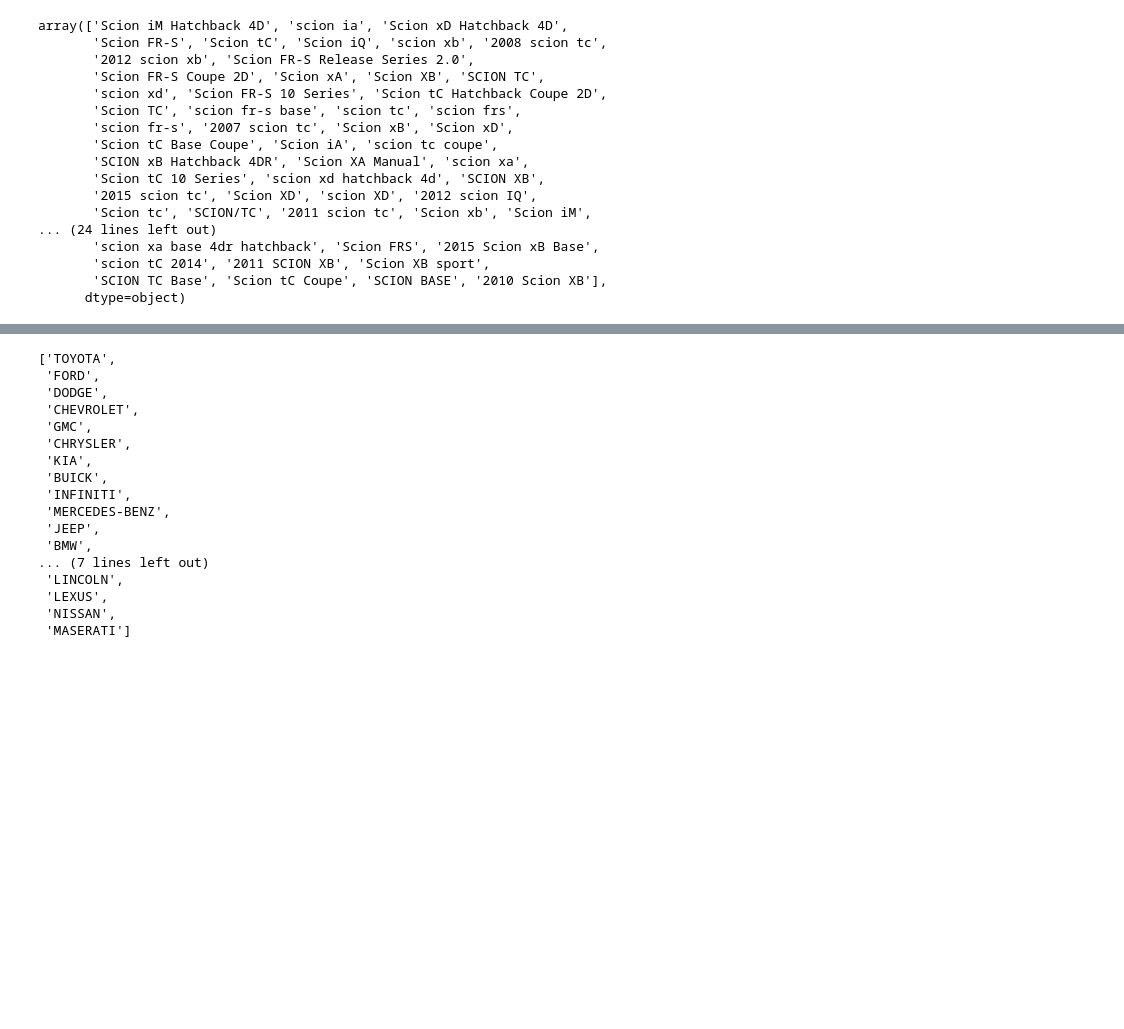
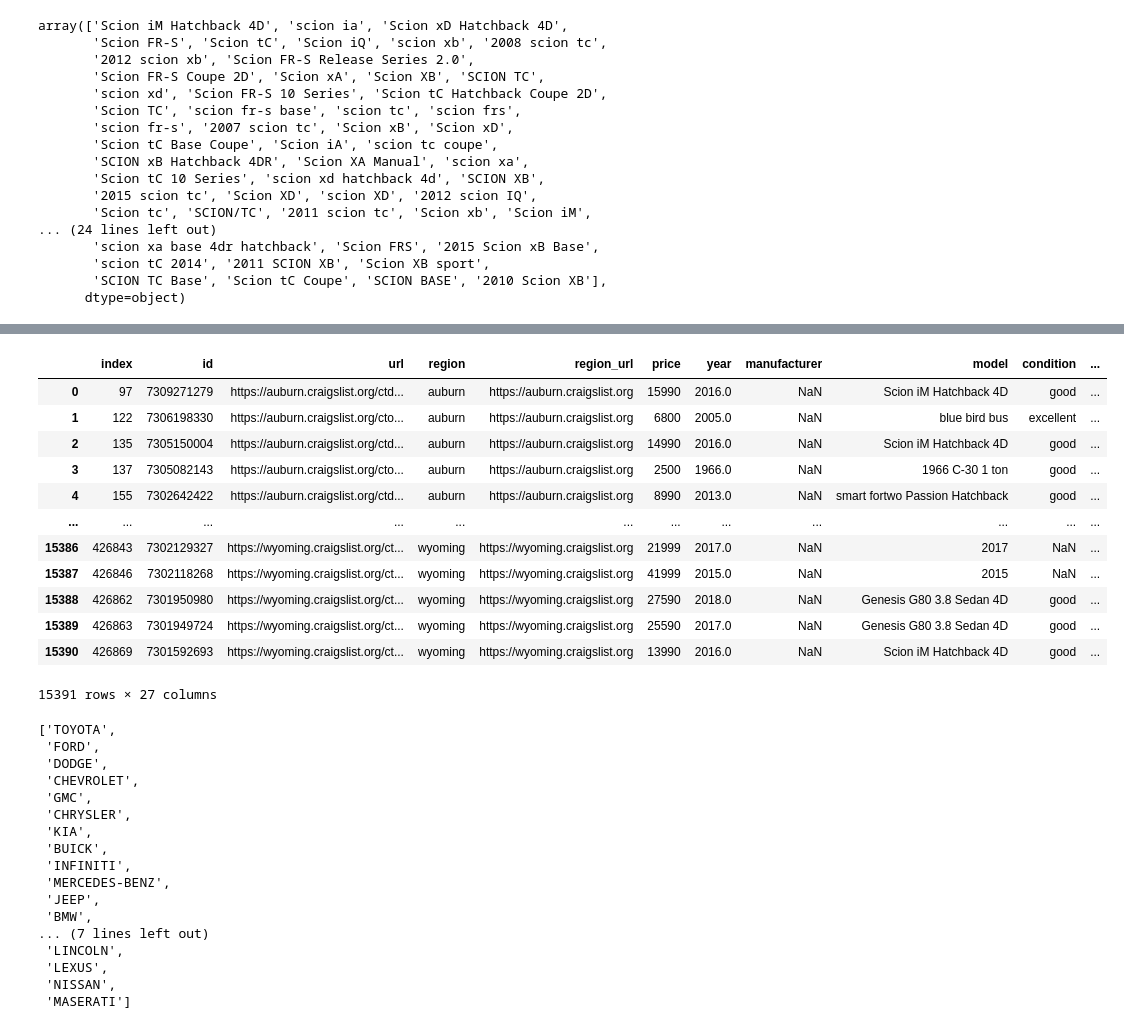
Before and after one commit to pgrts/Springboard, a Jupyter notebook: capstone_two/DataWrangling2.ipynb, the cells around one changed output, grey strips where cells are left out. Drawn from its saved outputs; the diff is of its cells as text; code cells hidden in the pictures; blank space fills up the shorter version.

```diff
--- a/capstone_two/DataWrangling2.ipynb
+++ b/capstone_two/DataWrangling2.ipynb
@@ -192,4 +220,19 @@ array(['Scion iM Hatchback 4D', 'scion ia', 'Scion xD Hatchback 4D',
 # %%
-cars = list(df_spec.brand.unique())
-cars = [x for x in cars if x not in ['heartland', 'land', 'peterbilt', 'ram', 'harley-davidson']]
+df_nomanu = df[df.manufacturer.isnull()].reset_index()
+df_manu = df[~df.manufacturer.isnull()].reset_index()
+df_nomanu
+# %% [output]
+|  | index | id | url | region | region_url | price | year | manufacturer | model | condition | ... |
+| 0 | 97 | 7309271279 | https://auburn.craigslist.org/ctd... | auburn | https://auburn.craigslist.org | 15990 | 2016.0 | NaN | Scion iM Hatchback 4D | good | ... |
+| 1 | 122 | 7306198330 | https://auburn.craigslist.org/cto... | auburn | https://auburn.craigslist.org | 6800 | 2005.0 | NaN | blue bird bus | excellent | ... |
+| 2 | 135 | 7305150004 | https://auburn.craigslist.org/ctd... | auburn | https://auburn.craigslist.org | 14990 | 2016.0 | NaN | Scion iM Hatchback 4D | good | ... |
+| 3 | 137 | 7305082143 | https://auburn.craigslist.org/cto... | auburn | https://auburn.craigslist.org | 2500 | 1966.0 | NaN | 1966 C-30 1 ton | good | ... |
+| 4 | 155 | 7302642422 | https://auburn.craigslist.org/ctd... | auburn | https://auburn.craigslist.org | 8990 | 2013.0 | NaN | smart fortwo Passion Hatchback | good | ... |
+| ... | ... | ... | ... | ... | ... | ... | ... | ... | ... | ... | ... |
+| 15386 | 426843 | 7302129327 | https://wyoming.craigslist.org/ct... | wyoming | https://wyoming.craigslist.org | 21999 | 2017.0 | NaN | 2017 | NaN | ... |
+| 15387 | 426846 | 7302118268 | https://wyoming.craigslist.org/ct... | wyoming | https://wyoming.craigslist.org | 41999 | 2015.0 | NaN | 2015 | NaN | ... |
+| 15388 | 426862 | 7301950980 | https://wyoming.craigslist.org/ct... | wyoming | https://wyoming.craigslist.org | 27590 | 2018.0 | NaN | Genesis G80 3.8 Sedan 4D | good | ... |
+| 15389 | 426863 | 7301949724 | https://wyoming.craigslist.org/ct... | wyoming | https://wyoming.craigslist.org | 25590 | 2017.0 | NaN | Genesis G80 3.8 Sedan 4D | good | ... |
+| 15390 | 426869 | 7301592693 | https://wyoming.craigslist.org/ct... | wyoming | https://wyoming.craigslist.org | 13990 | 2016.0 | NaN | Scion iM Hatchback 4D | good | ... |
+15391 rows × 27 columns
 # %%
```
Also changed, not shown: parts of 7 cells of this notebook, 3 other files.
